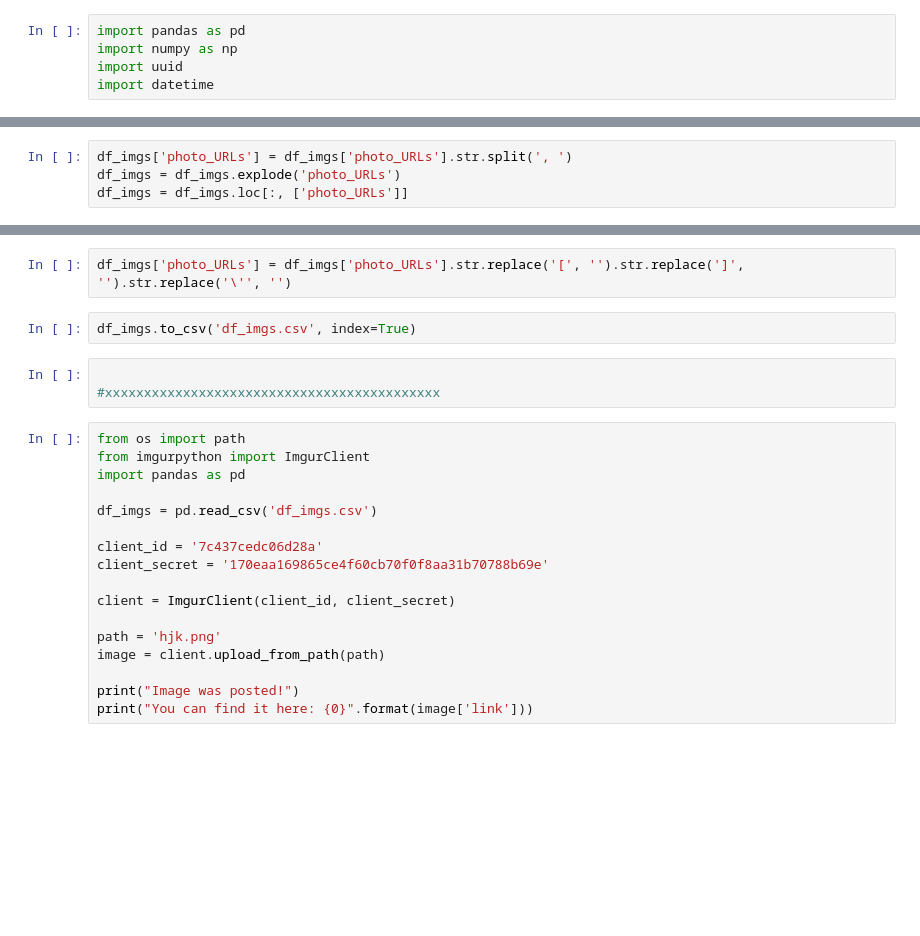
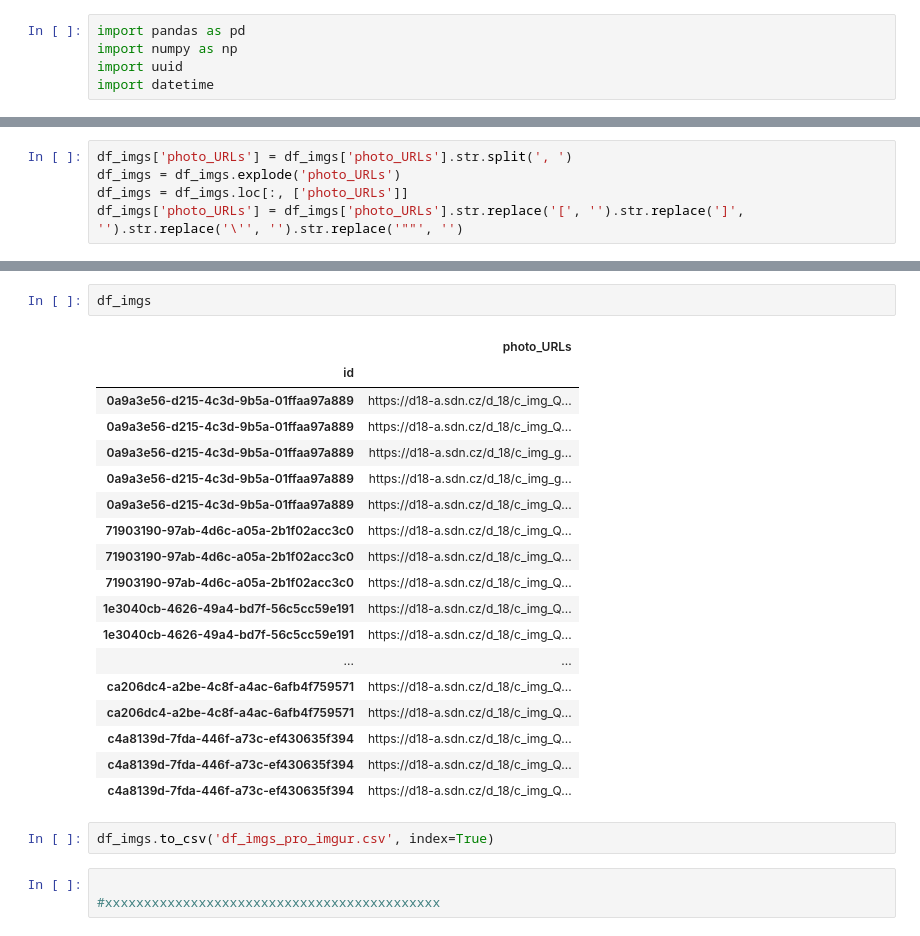
Before and after one commit to cyxyc/real-estate-scraper, a Jupyter notebook: analytics.ipynb, the cells around one changed output, grey strips where cells are left out. Cells and saved outputs as stored; diff of their text form; blank space fills up the shorter version.

```diff
--- a/analytics.ipynb
+++ b/analytics.ipynb
@@ -37,3 +49,4 @@ df_imgs = df.copy(deep=True)
 df_imgs['photo_URLs'] = df_imgs['photo_URLs'].str.split(', ')
 df_imgs = df_imgs.explode('photo_URLs')
 df_imgs = df_imgs.loc[:, ['photo_URLs']]
+df_imgs['photo_URLs'] = df_imgs['photo_URLs'].str.replace('[', '').str.replace(']', '').str.replace('\'', '').str.replace('""', '')
@@ -46,24 +53,26 @@ pandas.core.series.Series
-# %%
-df_imgs['photo_URLs'] = df_imgs['photo_URLs'].str.replace('[', '').str.replace(']', '').str.replace('\'', '')
+# %%
+df_imgs
+# %% [output]
+|  | photo_URLs |
+| id |  |
+| 0a9a3e56-d215-4c3d-9b5a-01ffaa97a889 | https://d18-a.sdn.cz/d_18/c_img_Q... |
+| 0a9a3e56-d215-4c3d-9b5a-01ffaa97a889 | https://d18-a.sdn.cz/d_18/c_img_Q... |
+| 0a9a3e56-d215-4c3d-9b5a-01ffaa97a889 | https://d18-a.sdn.cz/d_18/c_img_g... |
+| 0a9a3e56-d215-4c3d-9b5a-01ffaa97a889 | https://d18-a.sdn.cz/d_18/c_img_g... |
+| 0a9a3e56-d215-4c3d-9b5a-01ffaa97a889 | https://d18-a.sdn.cz/d_18/c_img_Q... |
+| 71903190-97ab-4d6c-a05a-2b1f02acc3c0 | https://d18-a.sdn.cz/d_18/c_img_Q... |
+| 71903190-97ab-4d6c-a05a-2b1f02acc3c0 | https://d18-a.sdn.cz/d_18/c_img_Q... |
+| 71903190-97ab-4d6c-a05a-2b1f02acc3c0 | https://d18-a.sdn.cz/d_18/c_img_Q... |
+| 1e3040cb-4626-49a4-bd7f-56c5cc59e191 | https://d18-a.sdn.cz/d_18/c_img_Q... |
+| 1e3040cb-4626-49a4-bd7f-56c5cc59e191 | https://d18-a.sdn.cz/d_18/c_img_Q... |
+| ... | ... |
+| ca206dc4-a2be-4c8f-a4ac-6afb4f759571 | https://d18-a.sdn.cz/d_18/c_img_Q... |
+| ca206dc4-a2be-4c8f-a4ac-6afb4f759571 | https://d18-a.sdn.cz/d_18/c_img_Q... |
+| c4a8139d-7fda-446f-a73c-ef430635f394 | https://d18-a.sdn.cz/d_18/c_img_Q... |
+| c4a8139d-7fda-446f-a73c-ef430635f394 | https://d18-a.sdn.cz/d_18/c_img_Q... |
+| c4a8139d-7fda-446f-a73c-ef430635f394 | https://d18-a.sdn.cz/d_18/c_img_Q... |
 # %%
-df_imgs.to_csv('df_imgs.csv', index=True)
+df_imgs.to_csv('df_imgs_pro_imgur.csv', index=True)
 # %%
 
 #xxxxxxxxxxxxxxxxxxxxxxxxxxxxxxxxxxxxxxxxxxx
-# %%
-from os import path
-from imgurpython import ImgurClient
-import pandas as pd
-
-df_imgs = pd.read_csv('df_imgs.csv')
-
-client_id = '7c437cedc06d28a'
-client_secret = '170eaa169865ce4f60cb70f0f8aa31b70788b69e'
-
-client = ImgurClient(client_id, client_secret)
-
-path = 'hjk.png'
-image = client.upload_from_path(path)
-
-print("Image was posted!")
-print("You can find it here: {0}".format(image['link']))
```
Also changed, not shown: parts of 9 cells of this notebook, 12 other files.
